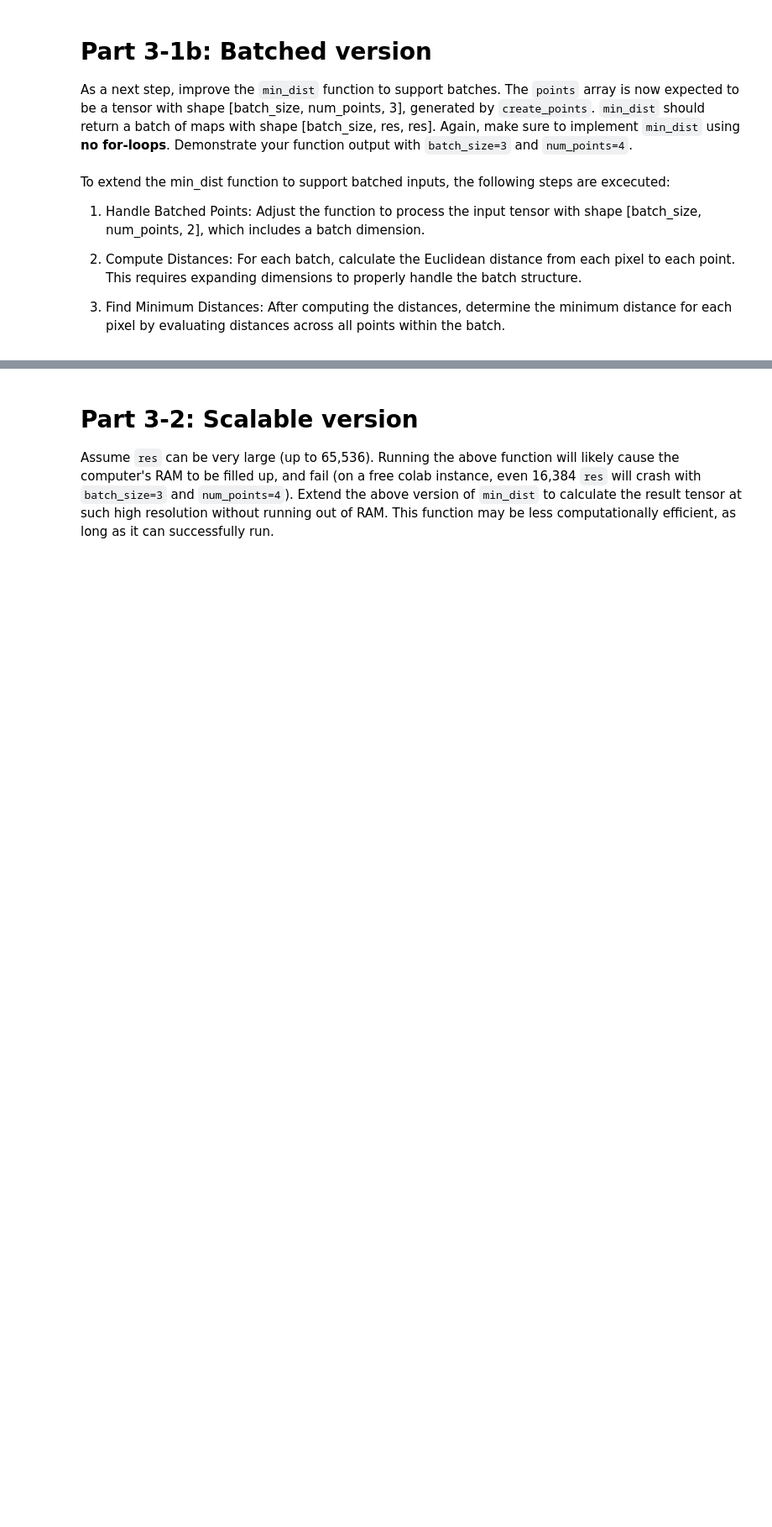
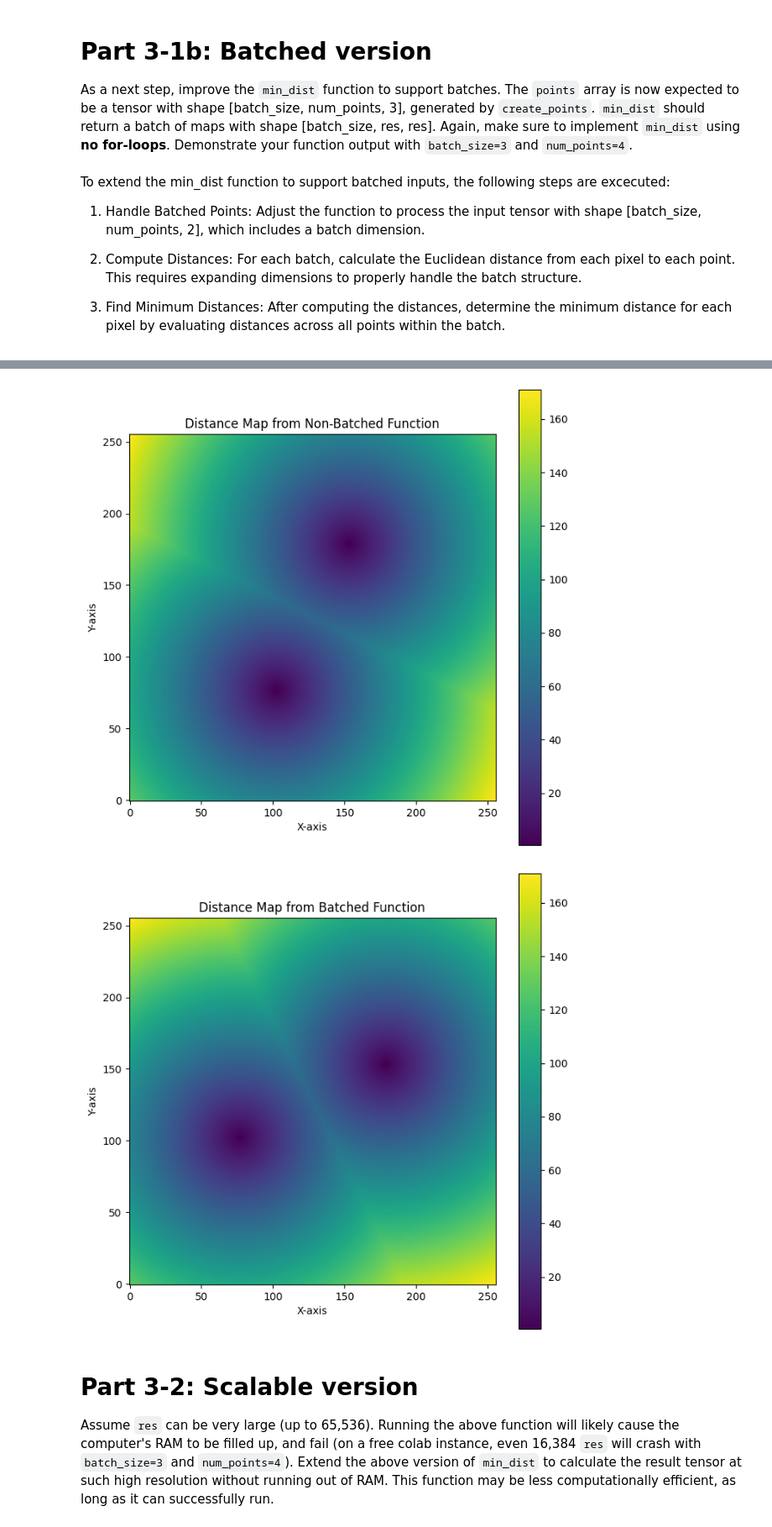
Before and after one commit to jnqeras/ARC, a Jupyter notebook: Copia_de_Homework_Assignment_V4.ipynb, the cells around one changed output, grey strips where cells are left out. Shown at 84% size. Cells and saved outputs as stored; diff of their text form; code cells hidden in the pictures; blank space fills up the shorter version.

```diff
--- a/Copia_de_Homework_Assignment_V4.ipynb
+++ b/Copia_de_Homework_Assignment_V4.ipynb
@@ -201,6 +243,7 @@ import torch.nn as nn
 import torch.nn.functional as F
 import torch.optim as optim
 import pandas as pd
+from scipy.signal import savgol_filter
 # from scipy.optimize import curve_fit # fixme: comentado porque creo que no se usa, si no se rompe nada, la puedo borrar.
 
 
@@ -208,5 +251,6 @@ HIDDEN_DIM = 32  # Define hidden dimension here # Fixme: esto lo agregué yo. #
 BATCH_SIZE = 32  # Fixme: esto lo agregué yo porque el ejercicio original tenía BATCH_SIZE, pero en ningún lado lo instanciaba. Fixme: probar con distintos valores de BATCH_SIZE a ver cómo cambia la performance.
 DATASET_TYPE = np.float32
 EPOCHS = 300
+DATASET_URL = 'https://gist.githubusercontent.com/tmramalho/51733432c88e2b834dbd70353849f887/raw/676636d9e8512963005a318cb9b98060feadb641/data.csv'
 # Set pandas display options to show more precision
 pd.set_option('display.precision', 16) # Fixme: esto es solo para debugging, cuando lo termine, puedo borrar esta línea. # Fixme: tengo que ver que pasa si cambio la precisssion, ya vi que si pongo mayor a 16, aparecen valore que no están en el csv, tengo que estar seguro de que estos valores no afectan cálculos posteriores.
@@ -316,7 +358,7 @@ class TimeSeriesDataset(torch.utils.data.Dataset):
 
         return inputs, labels # Returns inputs and labels for training the model
 # %%
-dataset = TimeSeriesDataset('https://gist.githubusercontent.com/tmramalho/51733432c88e2b834dbd70353849f887/raw/676636d9e8512963005a318cb9b98060feadb641/data.csv')
+dataset = TimeSeriesDataset(DATASET_URL) # Create an instance of the TimeSeriesDataset class with the provided URL
 
 # Create a DataLoader to efficiently load data during training
 trainloader = torch.utils.data.DataLoader(
@@ -1224,0 +1108,7 @@ plt.show()
+# %%
+points = [[0.4, 0.3], [0.6, 0.7]]
+res = 256
+
+# Compute distance maps
+distance_to_data_non_batched = min_dist(points, res)  # Shape: (256, 256)
+distance_to_data_batched = min_dist_batched(points, res)[0]  # Shape: (256, 256)
@@ -1225,3 +1127,24 @@ plt.show()
+# %%
+# Plot the distance map from the non-batched function
+plt.figure(figsize=(8, 8))
+plt.imshow(distance_to_data_non_batched, origin='lower', cmap='viridis')
+plt.colorbar()
+plt.title('Distance Map from Non-Batched Function')
+plt.xlabel('X-axis')
+plt.ylabel('Y-axis')
+plt.show()
+
+# Plot the distance map from the batched function
+plt.figure(figsize=(8, 8))
+plt.imshow(distance_to_data_batched, origin='lower', cmap='viridis')
+plt.colorbar()
+plt.title('Distance Map from Batched Function')
+plt.xlabel('X-axis')
+plt.ylabel('Y-axis')
+plt.show()
+# %% [output]
+[figure, added]
+[figure, added]
 # %% [markdown]
 # Part 3-2: Scalable version
 
```
Also changed, not shown: parts of 41 cells of this notebook.
